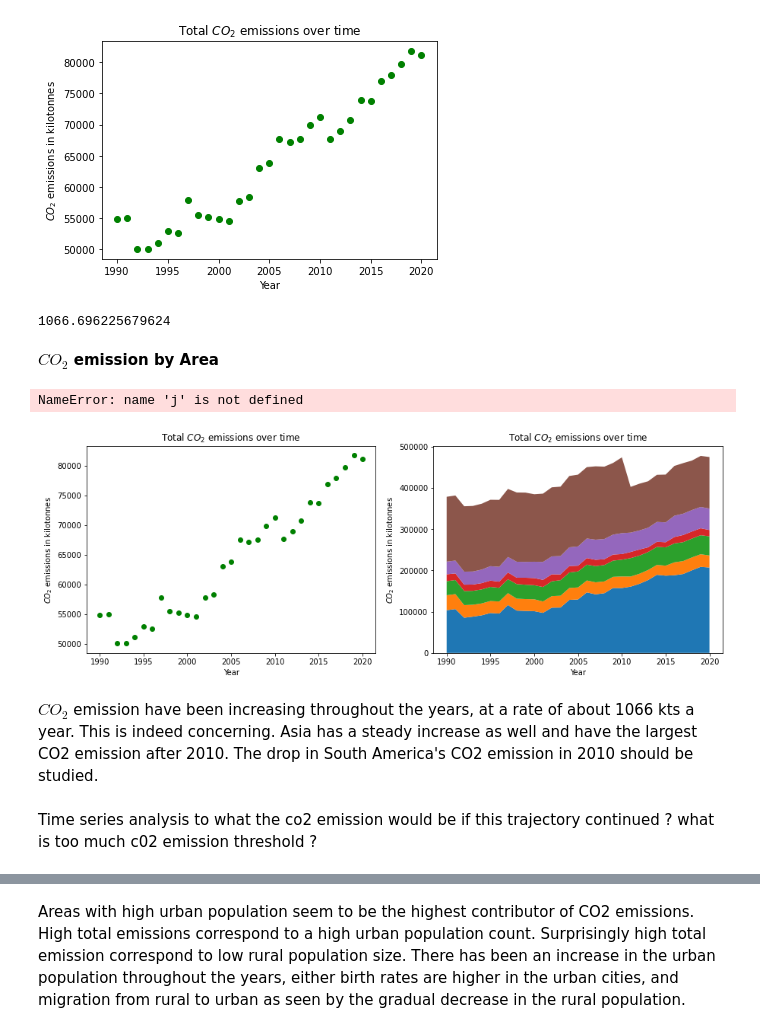
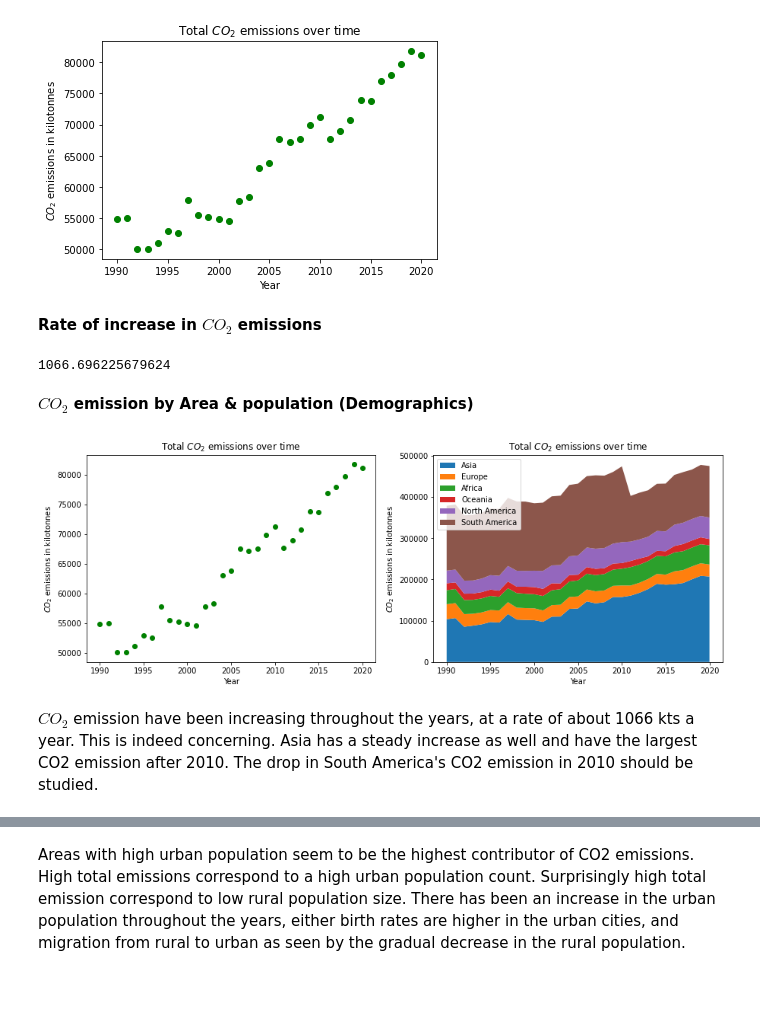
Before and after one commit to VuyiswaK/2401PTDS_Regression_Project, a Jupyter notebook: Project notebook.ipynb, the cells around one changed output, grey strips where cells are left out. Saved outputs shown, nothing was run; the diff lists cells and outputs as text; code cells hidden in the pictures; blank space fills up the shorter version.

```diff
--- a/Project notebook.ipynb
+++ b/Project notebook.ipynb
@@ -363,6 +361,8 @@ line_of_best_fit = slope * grouped.Year + intercept
 plt.show()
 # %% [output]
 [figure]
+# %% [markdown]
+**Rate of increase in $CO_2$ emissions**
 # %%
 """ Rate of increase in CO2 emissions """
 # Fit a straight line to the data
@@ -373,37 +373,33 @@ slope
 # %% [output]
 1066.696225679624
 # %% [markdown]
-**$CO_2$ emission by Area**
+**$CO_2$ emission by Area & population (Demographics)**
 # %%
 grouped = df_copy.groupby(['Year']).mean().reset_index()
 grouped_cont = df_copy.groupby(['Continent','Year']).mean().reset_index()
 
 x = list(grouped.Year)
 
 fig , axs = plt.subplots(1, 2, figsize=(15, 5))
 
 axs[0].scatter(grouped.Year, grouped.total_emission, color = 'g')
 axs[0].set_title('Total '+ r'$CO_2$' + ' emissions over time')
 axs[0].set_xlabel('Year')
 axs[0].set_ylabel( r'$CO_2$'+ ' emissions in kilotonnes')
 
 cont = list(df_copy.Continent.unique())
 colour = ['black','green','teal','blue', 'gray', 'brown']
 y = np.vstack([grouped_cont[grouped_cont.Continent == i].total_emission for i in cont])
 axs[1].stackplot(x, y, labels = cont)
 axs[1].set_title('Total '+ r'$CO_2$' + ' emissions over time')
 axs[1].set_xlabel('Year')
 axs[1].set_ylabel( r'$CO_2$'+ ' emissions in kilotonnes')
-j+=1
 axs[1].legend(loc = 'upper left')
 
 
 plt.show()
 # %% [output]
-NameError: name 'j' is not defined
-[figure, old version]
+[figure, new version]
 # %% [markdown]
 $CO_2$ emission have been increasing throughout the years, at a rate of about 1066 kts a year. This is indeed concerning. Asia has a steady increase as well and have the largest CO2 emission after 2010. The drop in South America's CO2 emission in 2010 should be studied.
-# %% [markdown]
-Time series analysis to what the co2 emission would be if this trajectory continued ? what is too much c02 emission threshold ?
 # %%
```
Also changed, not shown: parts of 77 cells of this notebook.
